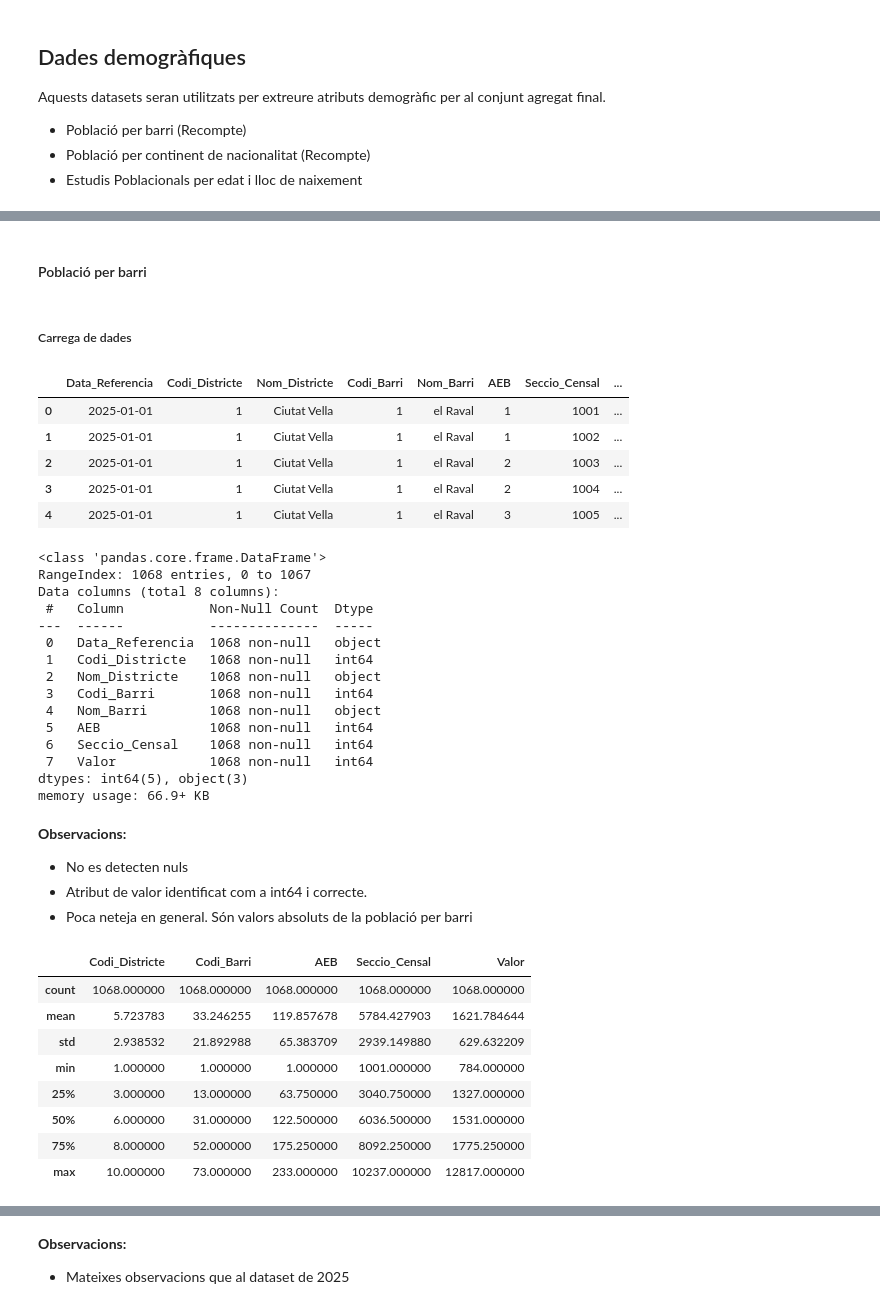
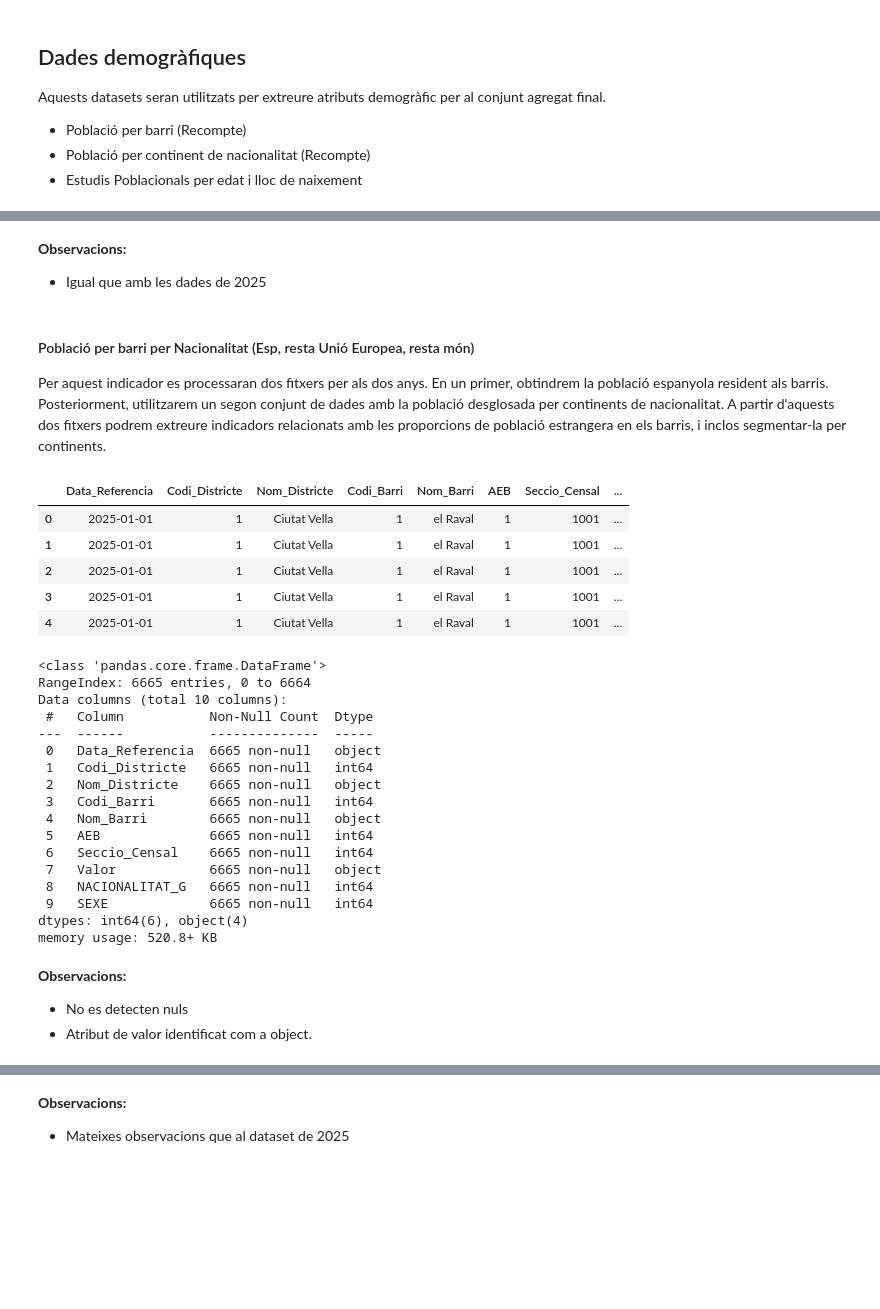
Before and after one commit to joseprau/tfm_gentrificacio_bcn, a Jupyter notebook: notebooks/data_ingestion.ipynb, the cells around one changed output, grey strips where cells are left out. Cells and saved outputs as stored; diff of their text form; code cells hidden in the pictures; blank space fills up the shorter version.

Commit message:
preprocessament dades estudis i minor mods

```diff
--- a/notebooks/data_ingestion.ipynb
+++ b/notebooks/data_ingestion.ipynb
@@ -35,0 +125,3 @@ Aquests datasets seran utilitzats per extreure atributs demogràfic per al conju
+# %% [markdown]
+**Observacions:**
+- Igual que amb les dades de 2025
@@ -36,51 +134,39 @@ Aquests datasets seran utilitzats per extreure atributs demogràfic per al conju
 # %% [markdown]
-#### Població per barri
+#### Població per barri per Nacionalitat (Esp, resta Unió Europea, resta món)
+Per aquest indicador es processaran dos fitxers per als dos anys. En un primer, obtindrem la població espanyola resident als barris. Posteriorment, utilitzarem un segon conjunt de dades amb la població desglosada per continents de nacionalitat. A partir d'aquests dos fitxers podrem extreure indicadors relacionats amb les proporcions de població estrangera en els barris, i inclos segmentar-la per continents.
-# %% [markdown]
-##### Carrega de dades
 # %%
 # Població
 
-df_poblacio_25 = pd.read_csv('../data/2025_pad_mdbas.csv')
+df_poblacio_25 = pd.read_csv('../data/raw/2025_pad_mdbas_nacionalitat-g_sexe.csv')
 df_poblacio_25.head()
 # %% [output]
 |  | Data_Referencia | Codi_Districte | Nom_Districte | Codi_Barri | Nom_Barri | AEB | Seccio_Censal | ... |
 | 0 | 2025-01-01 | 1 | Ciutat Vella | 1 | el Raval | 1 | 1001 | ... |
-| 1 | 2025-01-01 | 1 | Ciutat Vella | 1 | el Raval | 1 | 1002 | ... |
-| 2 | 2025-01-01 | 1 | Ciutat Vella | 1 | el Raval | 2 | 1003 | ... |
-| 3 | 2025-01-01 | 1 | Ciutat Vella | 1 | el Raval | 2 | 1004 | ... |
-| 4 | 2025-01-01 | 1 | Ciutat Vella | 1 | el Raval | 3 | 1005 | ... |
+| 1 | 2025-01-01 | 1 | Ciutat Vella | 1 | el Raval | 1 | 1001 | ... |
+| 2 | 2025-01-01 | 1 | Ciutat Vella | 1 | el Raval | 1 | 1001 | ... |
+| 3 | 2025-01-01 | 1 | Ciutat Vella | 1 | el Raval | 1 | 1001 | ... |
+| 4 | 2025-01-01 | 1 | Ciutat Vella | 1 | el Raval | 1 | 1001 | ... |
 # %%
 df_poblacio_25.info()
 # %% [output]
 <class 'pandas.core.frame.DataFrame'>
-RangeIndex: 1068 entries, 0 to 1067
-Data columns (total 8 columns):
+RangeIndex: 6665 entries, 0 to 6664
+Data columns (total 10 columns):
  #   Column           Non-Null Count  Dtype
 ---  ------           --------------  -----
- 0   Data_Referencia  1068 non-null   object
- 1   Codi_Districte   1068 non-null   int64
- 2   Nom_Districte    1068 non-null   object
- 3   Codi_Barri       1068 non-null   int64
- 4   Nom_Barri        1068 non-null   object
- 5   AEB              1068 non-null   int64
- 6   Seccio_Censal    1068 non-null   int64
- 7   Valor            1068 non-null   int64
-dtypes: int64(5), object(3)
-memory usage: 66.9+ KB
+ 0   Data_Referencia  6665 non-null   object
+ 1   Codi_Districte   6665 non-null   int64
+ 2   Nom_Districte    6665 non-null   object
+ 3   Codi_Barri       6665 non-null   int64
+ 4   Nom_Barri        6665 non-null   object
+ 5   AEB              6665 non-null   int64
+ 6   Seccio_Censal    6665 non-null   int64
+ 7   Valor            6665 non-null   object
+ 8   NACIONALITAT_G   6665 non-null   int64
+ 9   SEXE             6665 non-null   int64
+dtypes: int64(6), object(4)
+memory usage: 520.8+ KB
 # %% [markdown]
 **Observacions:**
 - No es detecten nuls
-- Atribut de valor identificat com a int64 i correcte.
-- Poca neteja en general. Són valors absoluts de la població per barri
+- Atribut de valor identificat com a object.
-# %%
-df_poblacio_25.describe()
-# %% [output]
-|  | Codi_Districte | Codi_Barri | AEB | Seccio_Censal | Valor |
-| count | 1068.000000 | 1068.000000 | 1068.000000 | 1068.000000 | 1068.000000 |
-| mean | 5.723783 | 33.246255 | 119.857678 | 5784.427903 | 1621.784644 |
-| std | 2.938532 | 21.892988 | 65.383709 | 2939.149880 | 629.632209 |
-| min | 1.000000 | 1.000000 | 1.000000 | 1001.000000 | 784.000000 |
-| 25% | 3.000000 | 13.000000 | 63.750000 | 3040.750000 | 1327.000000 |
-| 50% | 6.000000 | 31.000000 | 122.500000 | 6036.500000 | 1531.000000 |
-| 75% | 8.000000 | 52.000000 | 175.250000 | 8092.250000 | 1775.250000 |
-| max | 10.000000 | 73.000000 | 233.000000 | 10237.000000 | 12817.000000 |
```
Also changed, not shown: parts of 62 cells of this notebook, 2 other files.
